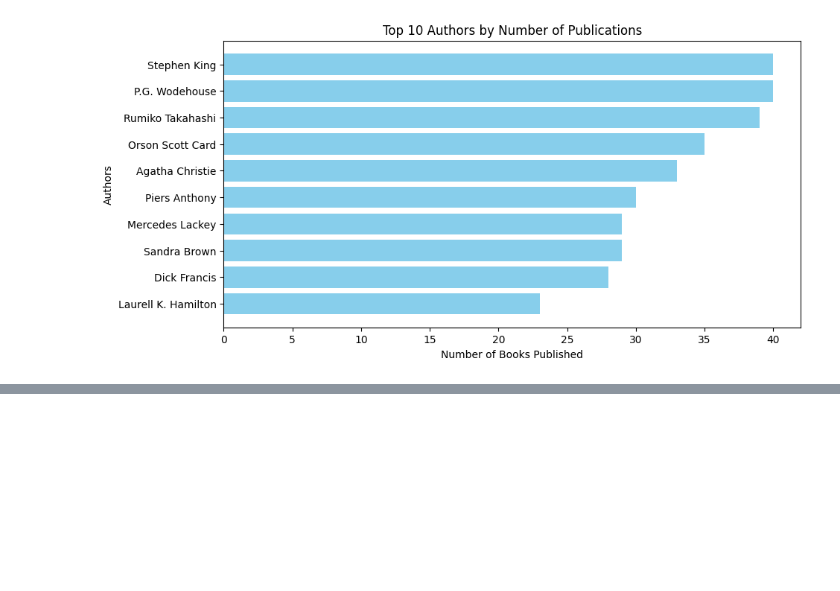
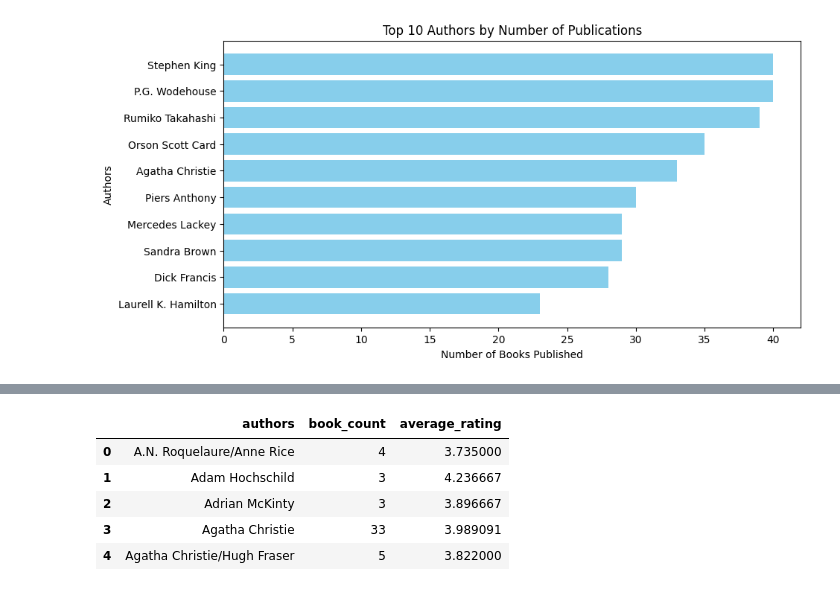
Before and after one commit to Darknight47/Data-Science-Projects-03, a Jupyter notebook: book_recommendation.ipynb, the cells around one changed output, grey strips where cells are left out. Saved outputs shown, nothing was run; the diff lists cells and outputs as text; code cells hidden in the pictures; blank space fills up the shorter version.

```diff
--- a/book_recommendation.ipynb
+++ b/book_recommendation.ipynb
@@ -238,0 +260,9 @@ plt.show()
+# %%
+author_analysis.head()
+# %% [output]
+|  | authors | book_count | average_rating |
+| 0 | A.N. Roquelaure/Anne Rice | 4 | 3.735000 |
+| 1 | Adam Hochschild | 3 | 4.236667 |
+| 2 | Adrian McKinty | 3 | 3.896667 |
+| 3 | Agatha Christie | 33 | 3.989091 |
+| 4 | Agatha Christie/Hugh Fraser | 5 | 3.822000 |
```
Also changed, not shown: parts of 9 cells of this notebook.
